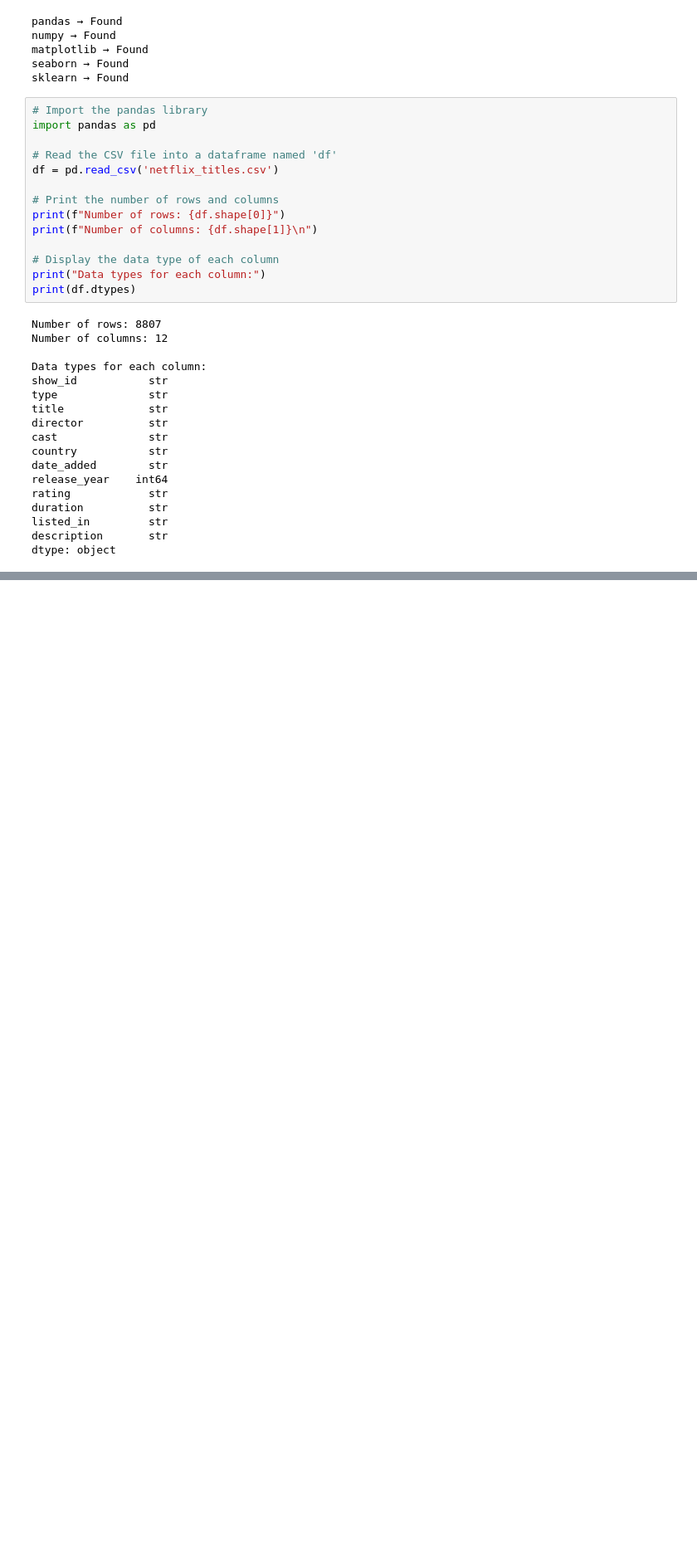
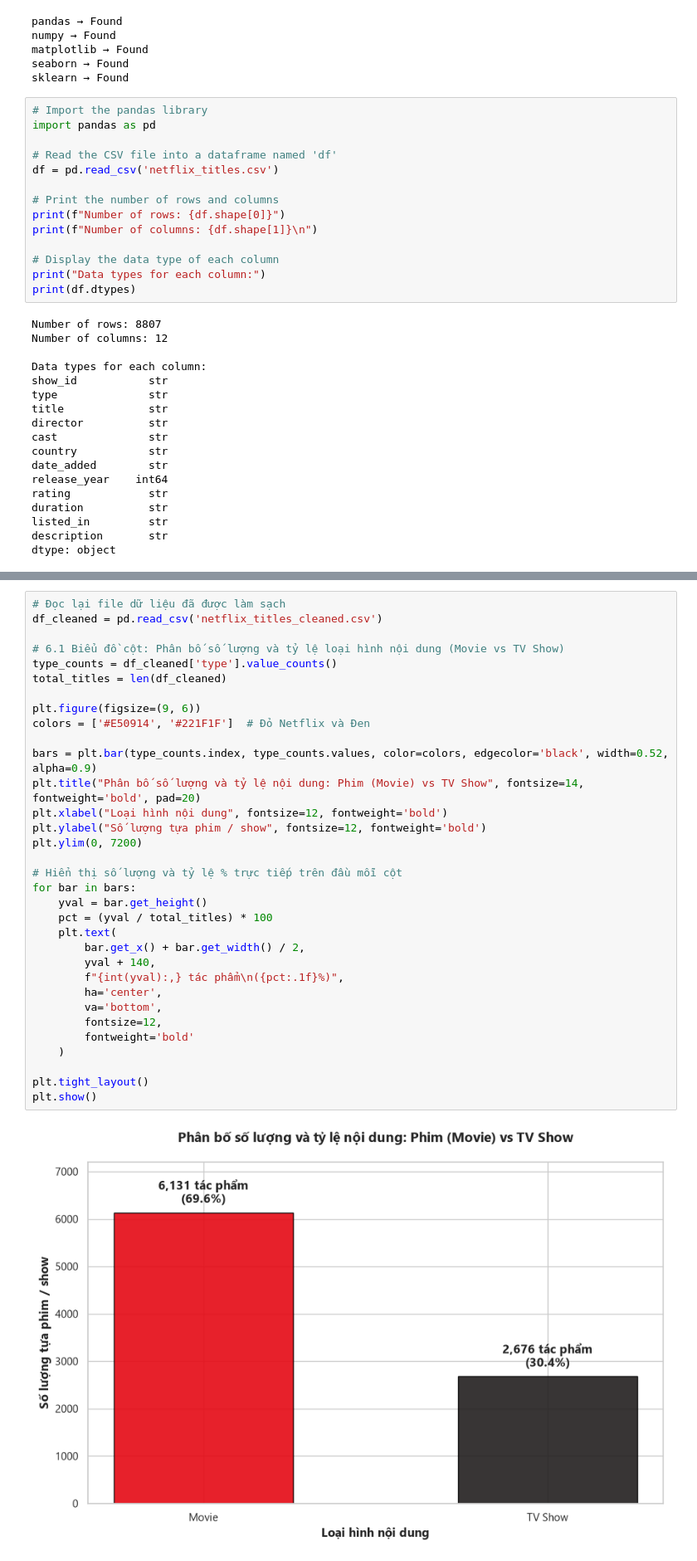
Before and after one commit to NguyenThienLuan-lang/module_4, a Jupyter notebook: Untitled.ipynb, the cells around one changed output, grey strips where cells are left out. Shown at 83% size. Cells and saved outputs as stored; diff of their text form; blank space fills up the shorter version.

```diff
--- a/Untitled.ipynb
+++ b/Untitled.ipynb
@@ -85,0 +210,35 @@ release_year    int64
+# %%
+# Đọc lại file dữ liệu đã được làm sạch
+df_cleaned = pd.read_csv('netflix_titles_cleaned.csv')
+
+# 6.1 Biểu đồ cột: Phân bố số lượng và tỷ lệ loại hình nội dung (Movie vs TV Show)
+type_counts = df_cleaned['type'].value_counts()
+total_titles = len(df_cleaned)
+
+plt.figure(figsize=(9, 6))
+colors = ['#E50914', '#221F1F']  # Đỏ Netflix và Đen
+
+bars = plt.bar(type_counts.index, type_counts.values, color=colors, edgecolor='black', width=0.52, alpha=0.9)
+plt.title("Phân bố số lượng và tỷ lệ nội dung: Phim (Movie) vs TV Show", fontsize=14, fontweight='bold', pad=20)
+plt.xlabel("Loại hình nội dung", fontsize=12, fontweight='bold')
+plt.ylabel("Số lượng tựa phim / show", fontsize=12, fontweight='bold')
+plt.ylim(0, 7200)
+
+# Hiển thị số lượng và tỷ lệ % trực tiếp trên đầu mỗi cột
+for bar in bars:
+    yval = bar.get_height()
+    pct = (yval / total_titles) * 100
+    plt.text(
+        bar.get_x() + bar.get_width() / 2,
+        yval + 140,
+        f"{int(yval):,} tác phẩm\n({pct:.1f}%)",
+        ha='center',
+        va='bottom',
+        fontsize=12,
+        fontweight='bold'
+    )
+
+plt.tight_layout()
+plt.show()
+# %% [output]
+[figure, added]
```
Also changed, not shown: parts of 18 cells of this notebook.
